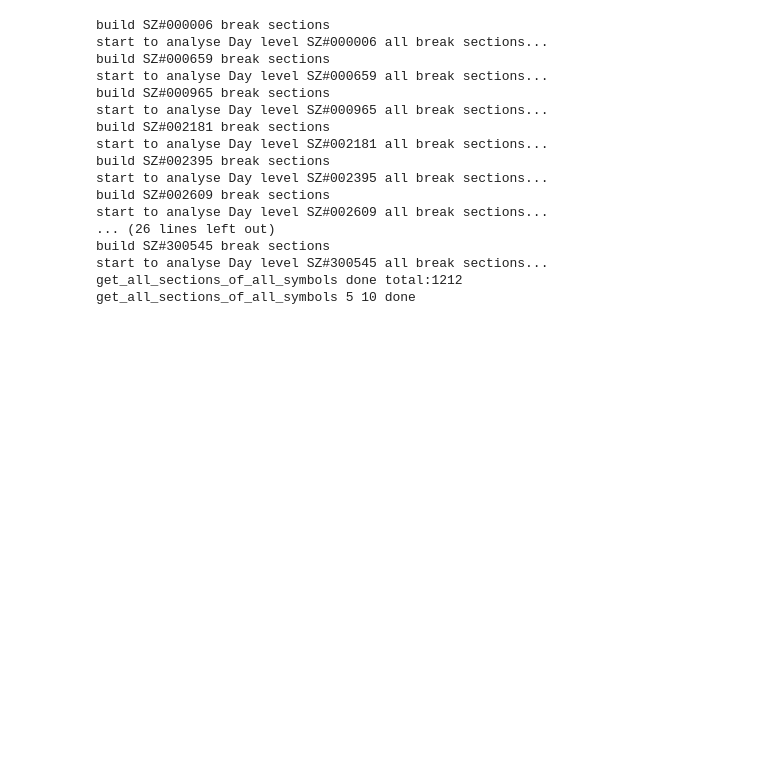
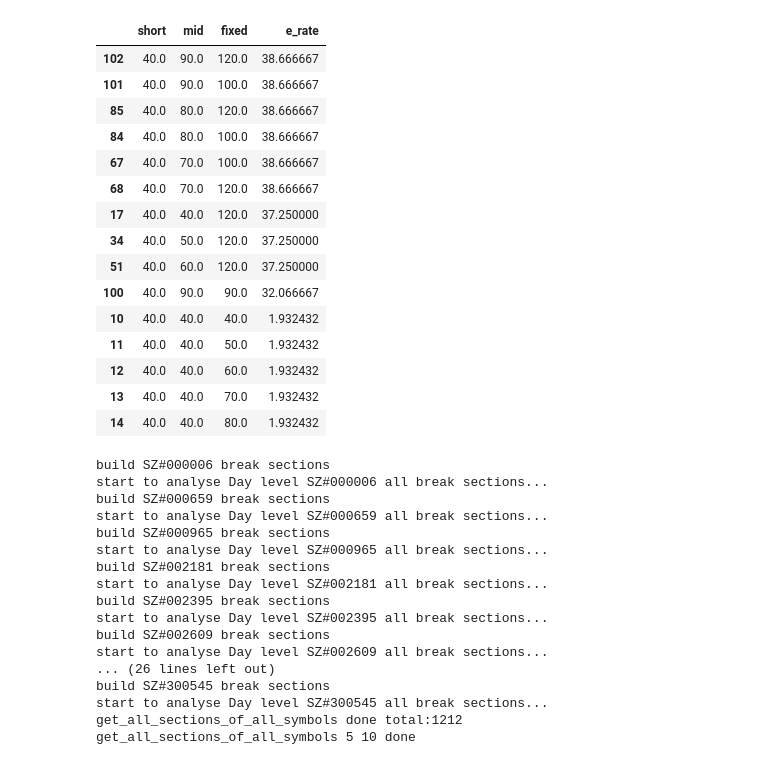
Before and after one commit to mojia/rocket, a Jupyter notebook: Runner_Rebuilder_3.ipynb, the cells around one changed output. Drawn from its saved outputs; the diff is of its cells as text; code cells hidden in the pictures; blank space fills up the shorter version.

Commit message:
test fixed period exist

```diff
--- a/Runner_Rebuilder_3.ipynb
+++ b/Runner_Rebuilder_3.ipynb
@@ -0,0 +1,20 @@
+# %%
+import pandas as pd
+
+%run EAdvantage.ipynb
+
+e_df = pd.DataFrame(columns=['short','mid','fixed','e_rate'])
+for short in [30]:
+    for mid in [60,80,90]:
+        if(short<=mid):
+            eAdvantage = EAdvantage(100,short,mid)
+
+            last_e_rate = 0
+            for fixed in [90,120]:
+                e_rate = eAdvantage.compute_E_rate_of_break_sections_fixed_day_exist(fixed)
+                print(str(short)+','+str(mid)+','+str(fixed)+' '+str(e_rate))
+
+                e_df.loc[e_df.shape[0]+1] = [short,mid,fixed,e_rate]
+
+
+e_df.sort_values(by='e_rate',ascending=False)[0:20]
@@ -1,3 +40,24 @@
+# %%
+import pandas as pd
+
+e_df.sort_values(by='e_rate',ascending=False)[0:15]
+# %% [output]
+|  | short | mid | fixed | e_rate |
+| 102 | 40.0 | 90.0 | 120.0 | 38.666667 |
+| 101 | 40.0 | 90.0 | 100.0 | 38.666667 |
+| 85 | 40.0 | 80.0 | 120.0 | 38.666667 |
+| 84 | 40.0 | 80.0 | 100.0 | 38.666667 |
+| 67 | 40.0 | 70.0 | 100.0 | 38.666667 |
+| 68 | 40.0 | 70.0 | 120.0 | 38.666667 |
+| 17 | 40.0 | 40.0 | 120.0 | 37.250000 |
+| 34 | 40.0 | 50.0 | 120.0 | 37.250000 |
+| 51 | 40.0 | 60.0 | 120.0 | 37.250000 |
+| 100 | 40.0 | 90.0 | 90.0 | 32.066667 |
+| 10 | 40.0 | 40.0 | 40.0 | 1.932432 |
+| 11 | 40.0 | 40.0 | 50.0 | 1.932432 |
+| 12 | 40.0 | 40.0 | 60.0 | 1.932432 |
+| 13 | 40.0 | 40.0 | 70.0 | 1.932432 |
+| 14 | 40.0 | 40.0 | 80.0 | 1.932432 |
 # %%
 %run BreakSectionAnalyser.ipynb
 
```
Also changed, not shown: parts of 1 cell of this notebook, 4 other files.
